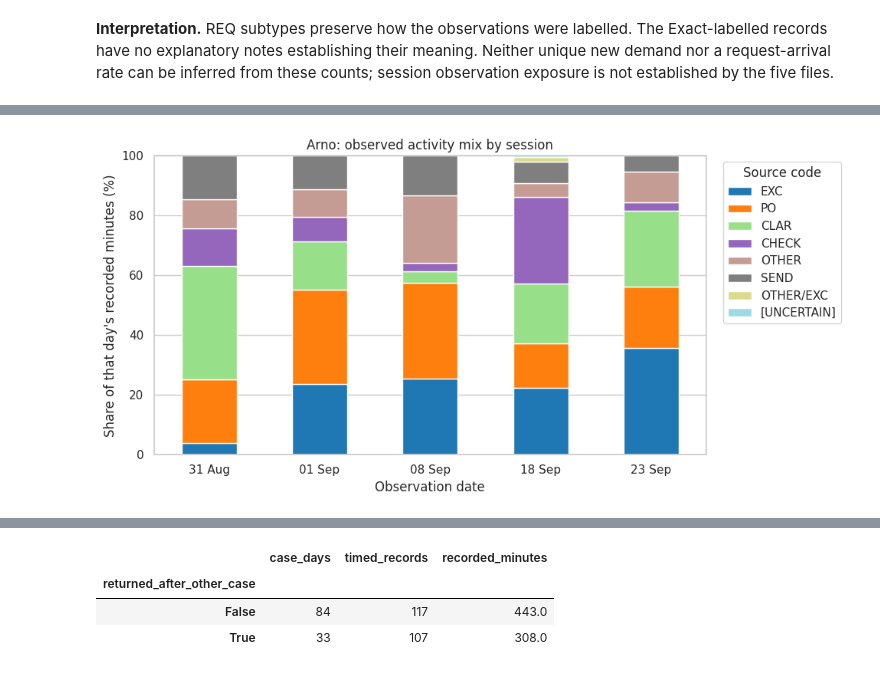
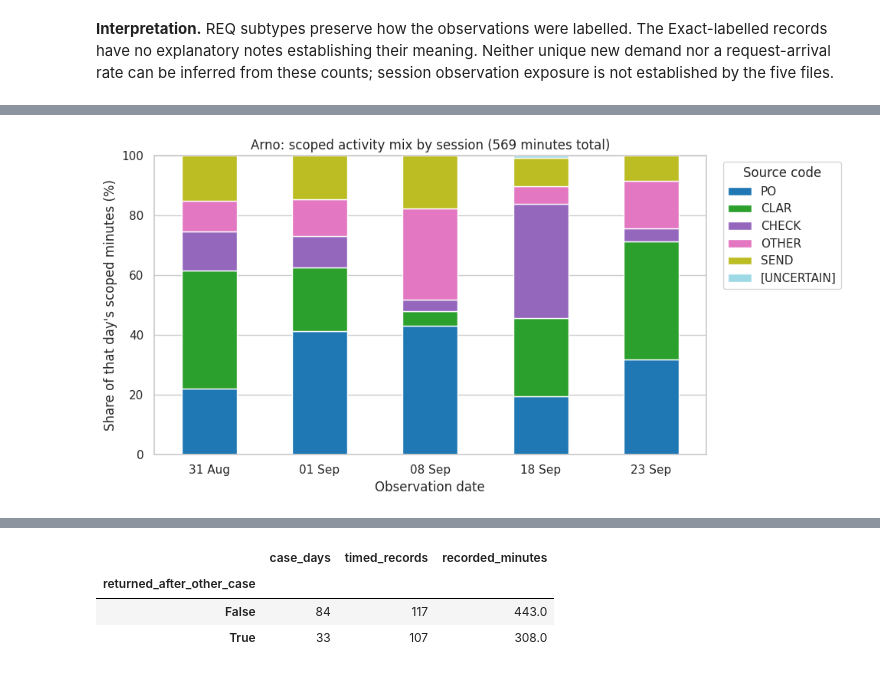
Before and after one commit to Luuuuuig/Bachelor-End-Project, a Jupyter notebook: Arno_Analysis_2026_10_02.ipynb, the cells around one changed output, grey strips where cells are left out. Drawn from its saved outputs; the diff is of its cells as text; code cells hidden in the pictures.

```diff
--- a/Arno_Analysis_2026_10_02.ipynb
+++ b/Arno_Analysis_2026_10_02.ipynb
@@ -106,6 +108,8 @@ observations["activity_code"] = observations["Activity"].str.upper().str.strip()
 observations["activity_family"] = observations["activity_code"]
 is_request = observations["activity_code"].str.startswith("REQ")
 observations.loc[is_request, "activity_family"] = "REQ (all subtypes)"
+observations["reporting_activity"] = observations["activity_family"].replace({"EXC": "OTHER", "OTHER/EXC": "OTHER"})
+observations["improvement_scope"] = ~observations["activity_code"].isin(["EXC", "OTHER/EXC"])
 observations["stage"] = observations["Van Weele stage"].replace({"": "Unassigned", "/": "Unassigned", "—": "Unassigned"})
 observations["case_day"] = observations["date"].dt.strftime("%Y-%m-%d") + " " + observations["Case"]
 
@@ -326,0 +382,32 @@ display(request_by_day)
+# %%
+scope_summary = observations.groupby("improvement_scope").agg(
+    records=("Case", "size"), timed_records=("minutes", "count"), minutes=("minutes", "sum"))
+scope_summary["untimed_records"] = scope_summary["records"] - scope_summary["timed_records"]
+display(scope_summary.rename(index={False: "Outside improvement scope", True: "Inside improvement scope"}))
+
+whole_stage_summary = observations.groupby("stage").agg(
+    records=("Case", "size"), timed_records=("minutes", "count"), minutes=("minutes", "sum"))
+display(whole_stage_summary.sort_values("minutes", ascending=False))
+assert whole_stage_summary.loc["Monitoring", "minutes"] == 120
+assert whole_stage_summary.loc["Unassigned", "records"] == 30
+assert whole_stage_summary.loc["Unassigned", "minutes"] == 83
+
+analysis = observations.loc[observations["improvement_scope"]].copy()
+timed = analysis.loc[analysis["minutes"].gt(0)].copy()
+assert len(analysis) == 246
+assert len(timed) == 184
+scoped_chronology = timed.sort_values(["date", "start_time", "end_time", "source_row"], kind="stable").copy()
+scoped_chronology["end_so_far"] = scoped_chronology.groupby("date")["end_time"].cummax()
+scoped_chronology["previous_end"] = scoped_chronology.groupby("date")["end_so_far"].shift()
+assert not (scoped_chronology["start_time"] < scoped_chronology["previous_end"]).any()
+assert analysis["minutes"].sum() == 569
+assert analysis["minutes"].isna().sum() == 62
+assert not analysis["activity_code"].isin(["EXC", "OTHER/EXC"]).any()
+assert analysis.loc[analysis["activity_code"].eq("OTHER"), "minutes"].sum() == 77
+
+activity_summary = analysis.groupby("activity_family").agg(
+    records=("Case", "size"), timed_records=("minutes", "count"), minutes=("minutes", "sum"))
+activity_summary["untimed_records"] = activity_summary["records"] - activity_summary["timed_records"]
+activity_summary["share_pct"] = activity_summary["minutes"] / analysis["minutes"].sum() * 100
+activity_summary = activity_summary.sort_values("minutes", ascending=False)
+display(activity_summary.round(1))
@@ -362,5 +515,5 @@ plt.show()
 # %%
-activity_by_day = observations.groupby(["date", "activity_family"])["minutes"].sum()
+activity_by_day = analysis.groupby(["date", "activity_family"])["minutes"].sum()
 activity_by_day = activity_by_day.unstack(fill_value=0)
 timed_codes = activity_summary.index[activity_summary["minutes"].gt(0)]
 activity_by_day = activity_by_day[timed_codes]
@@ -370,4 +523,8 @@ assert np.allclose(daily_shares.sum(axis=1), 100)
 day_minutes_view = activity_by_day.copy()
 day_minutes_view.index = day_minutes_view.index.strftime("%d %b")
 display(day_minutes_view.astype(int))
+daily_scope_summary = analysis.groupby("date").agg(
+    records=("Case", "size"), timed_records=("minutes", "count"), minutes=("minutes", "sum"))
+daily_scope_summary["untimed_records"] = daily_scope_summary["records"] - daily_scope_summary["timed_records"]
+display(daily_scope_summary)
 # %% [output]
@@ -381,14 +545,14 @@ display(day_minutes_view.astype(int))
 # %%
 share_plot = daily_shares.copy()
 share_plot.index = share_plot.index.strftime("%d %b")
 ax = share_plot.plot.bar(stacked=True, figsize=(10, 5), rot=0, colormap="tab20")
-ax.set(xlabel="Observation date", ylabel="Share of that day's recorded minutes (%)",
-       title="Arno: observed activity mix by session", ylim=(0, 100))
+ax.set(xlabel="Observation date", ylabel="Share of that day's scoped minutes (%)",
+       title="Arno: scoped activity mix by session (569 minutes total)", ylim=(0, 100))
 ax.legend(title="Source code", bbox_to_anchor=(1.02, 1), loc="upper left")
 plt.tight_layout()
 plt.show()
 # %% [output]
-[figure, old version]
+[figure, new version]
 # %%
 share_ranges = pd.DataFrame({"minimum_pct": daily_shares.min(),
                              "maximum_pct": daily_shares.max()})
```
Also changed, not shown: parts of 69 cells of this notebook, 1 other file.
